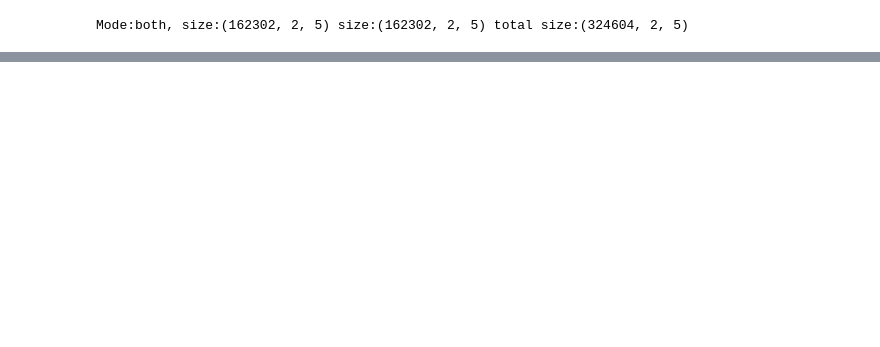
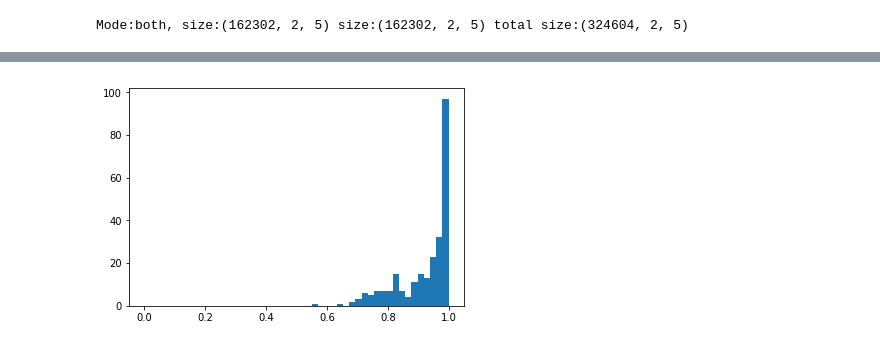
Before and after one commit to kunrenzhilu/STgram, a Jupyter notebook: STSkipgram.ipynb, the cells around one changed output, grey strips where cells are left out. Cells and saved outputs as stored; diff of their text form; code cells hidden in the pictures; blank space fills up the shorter version.

```diff
--- a/STSkipgram.ipynb
+++ b/STSkipgram.ipynb
@@ -143,13 +155,13 @@ sess.close()
 # %%
-dataloader = DataLoader(train_data, args)
-dataloader_time = DataLoader_time(data, args, idx)
-evaluator_emb = Evaluator(args, dicts, mode='emb')
-evaluator_weight = Evaluator(args, dicts, mode='weight')
-logger = Logger(os.path.join(args.LOG_DIR, 'log_txt'))
+# dataloader = DataLoader(train_data, args)
+# dataloader_time = DataLoader_time(data, args, idx)
+# evaluator_emb = Evaluator(args, dicts, mode='emb')
+# evaluator_weight = Evaluator(args, dicts, mode='weight')
+# logger = Logger(os.path.join(args.LOG_DIR, 'log_txt'))
 
 graph = tf.Graph()
 with graph.as_default():
     model = STSkipgram(args)
     sess = tf.Session(graph=graph, config=config)
-state = train(graph, sess, model, args, evaluator_emb, evaluator_weight, logger, dataloader, dataloader_time)
+sess = train(graph, sess, model, args, evaluator_emb, evaluator_weight, logger, dataloader, dataloader_time)
 # %% [output]
@@ -160,0 +218,6 @@ KeyboardInterrupt:
+# %%
+temp = 0.001
+a = compute_weight_decay(center.timestmp, context.timestmp, temp)
+_=plt.hist(a, bins=np.linspace(0,1,50))
+# %% [output]
+[figure, added]
```
Also changed, not shown: parts of 21 cells of this notebook, 7 other files.
